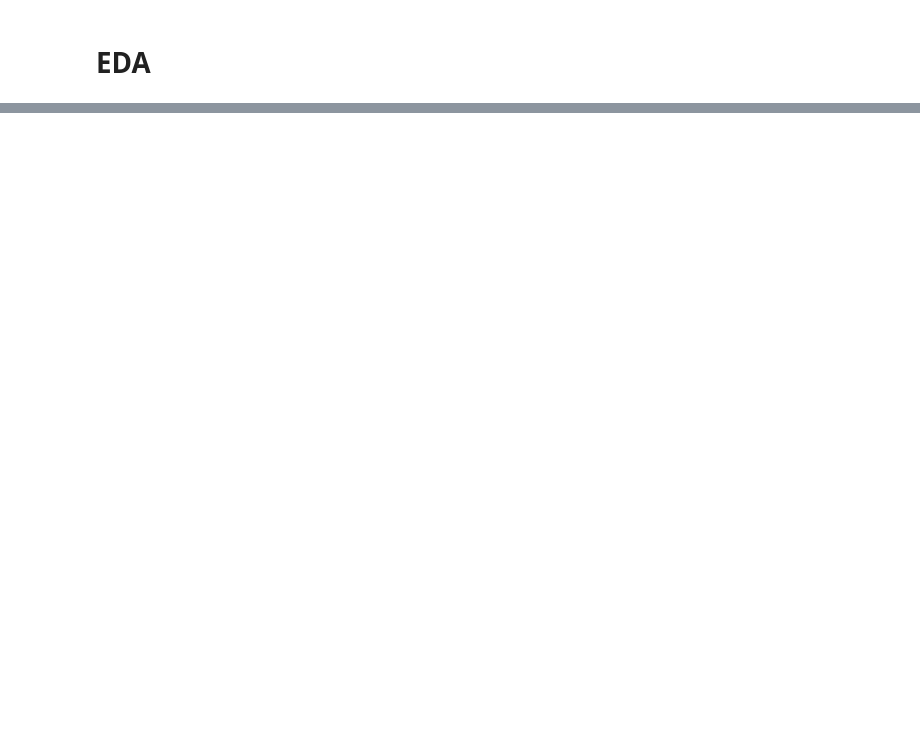
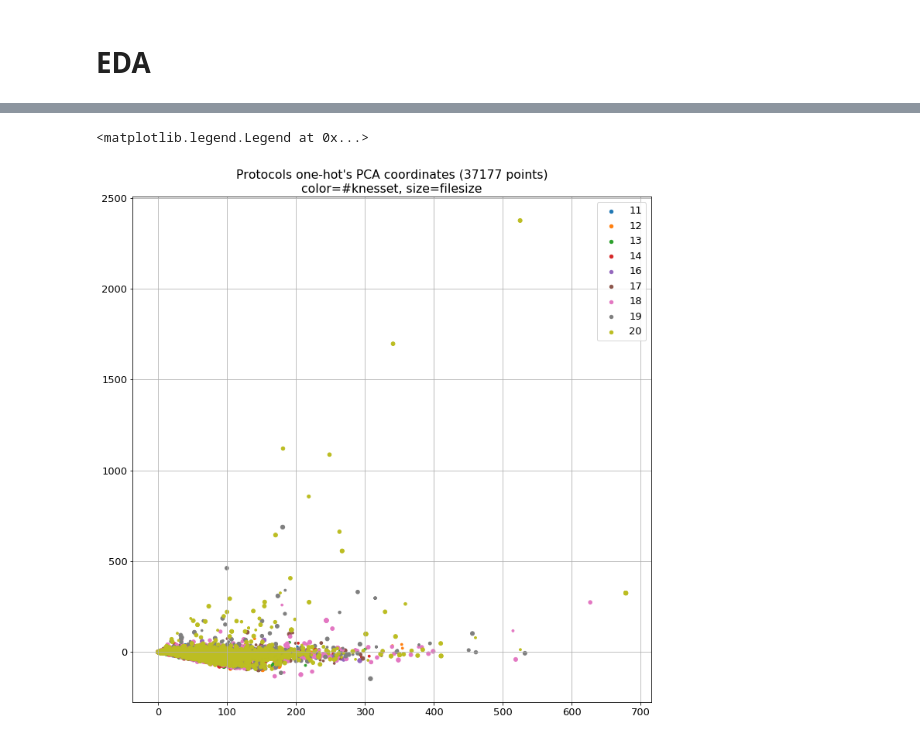
Before and after one commit to ruelian/KnessetClassifier, a Jupyter notebook: Parser.ipynb, the cells around one changed output, grey strips where cells are left out. Saved outputs shown, nothing was run; the diff lists cells and outputs as text; code cells hidden in the pictures; blank space fills up the shorter version.

```diff
--- a/Parser.ipynb
+++ b/Parser.ipynb
@@ -84,0 +114,13 @@ OrderedDict([('רוצה', 180334),
+# %%
+_, ax = plt.subplots(1,1, figsize=(12,12))
+
+for grp in np.unique(meta[meta.ID.isin(df.ID)].KnessetNum): # TODO color by committee name rather than KnessetNum once available
+    X = X2D[np.where(meta[meta.ID.isin(df.ID)].KnessetNum==grp),:].reshape(-1,2)
+    sc = ax.scatter(X[:,0], X[:,1], s=np.log10(meta[meta.ID.isin(df.ID)].filesize)**2, label=int(grp))
+
+ax.set_title(f"Protocols one-hot's PCA coordinates ({X2D.shape[0]:d} points)\ncolor=#knesset, size=filesize")
+ax.grid()
+ax.legend()
+# %% [output]
+<matplotlib.legend.Legend at 0x...>
+[figure, added]
```
Also changed, not shown: parts of 19 cells of this notebook, 1 other file.
